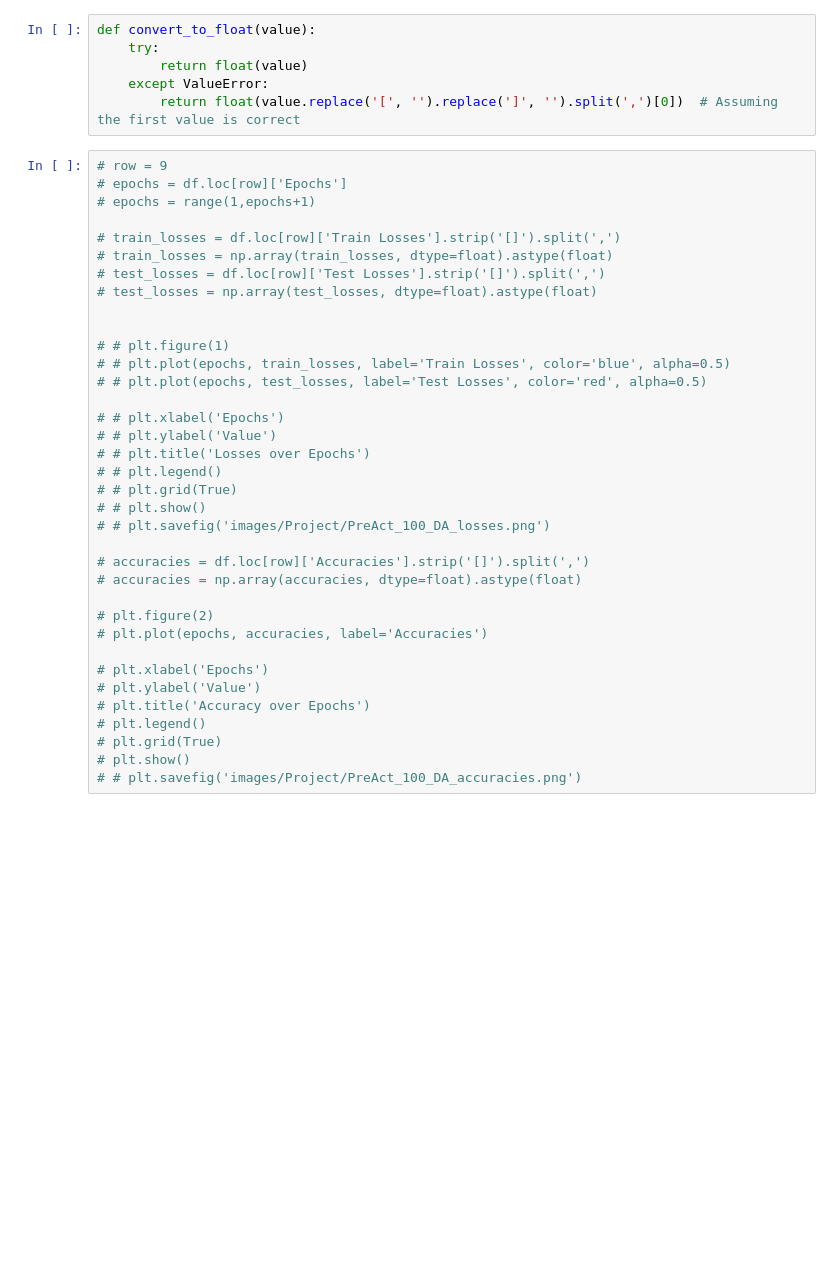
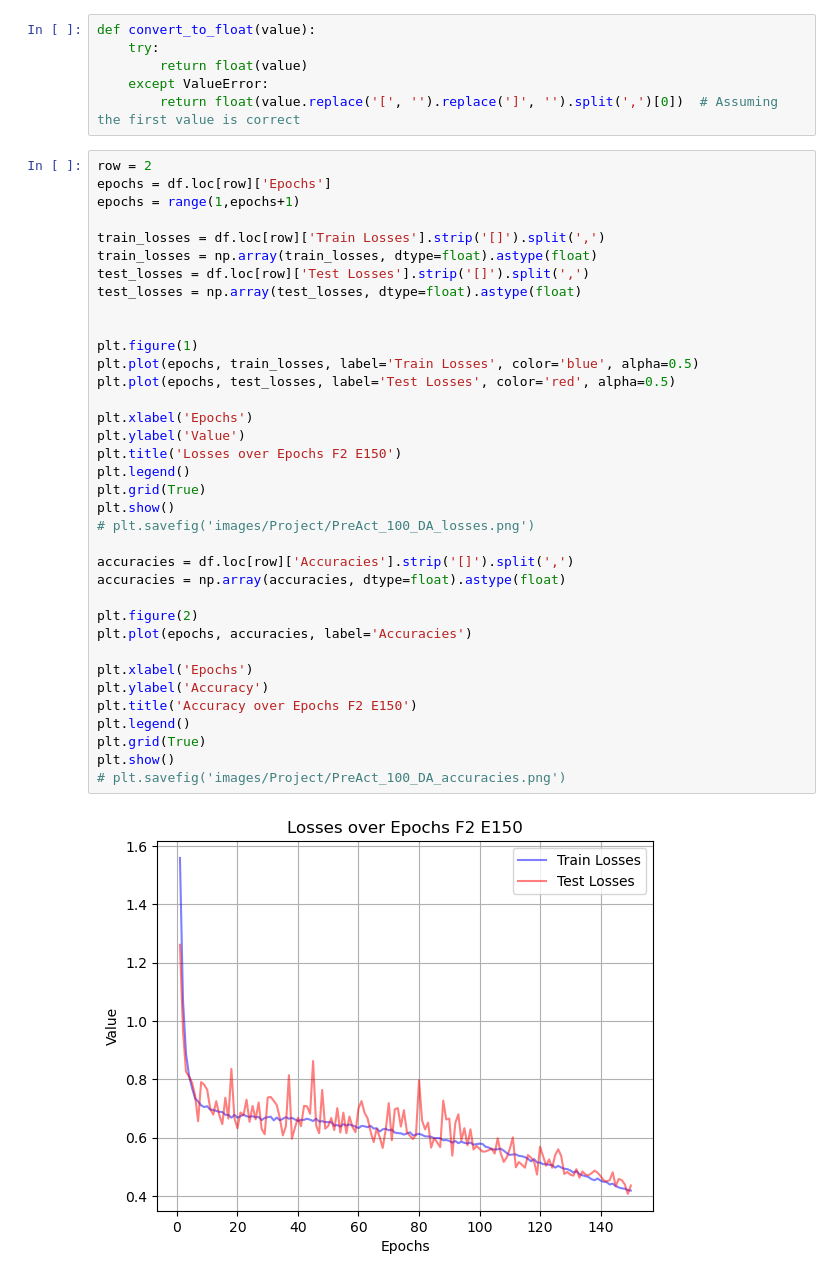
Before and after one commit to Opeiz/EFFDL_10, a Jupyter notebook: pandas.ipynb, the cells around one changed output. Saved outputs shown, nothing was run; the diff lists cells and outputs as text; blank space fills up the shorter version.

```diff
--- a/pandas.ipynb
+++ b/pandas.ipynb
@@ -41,38 +41,40 @@ def convert_to_float(value):
     except ValueError:
         return float(value.replace('[', '').replace(']', '').split(',')[0])  # Assuming the first value is correct
 # %%
-# row = 9
-# epochs = df.loc[row]['Epochs']
-# epochs = range(1,epochs+1)
+row = 2
+epochs = df.loc[row]['Epochs']
+epochs = range(1,epochs+1)
 
-# train_losses = df.loc[row]['Train Losses'].strip('[]').split(',')
-# train_losses = np.array(train_losses, dtype=float).astype(float)
-# test_losses = df.loc[row]['Test Losses'].strip('[]').split(',')
-# test_losses = np.array(test_losses, dtype=float).astype(float)
+train_losses = df.loc[row]['Train Losses'].strip('[]').split(',')
+train_losses = np.array(train_losses, dtype=float).astype(float)
+test_losses = df.loc[row]['Test Losses'].strip('[]').split(',')
+test_losses = np.array(test_losses, dtype=float).astype(float)
 
 
-# # plt.figure(1)
-# # plt.plot(epochs, train_losses, label='Train Losses', color='blue', alpha=0.5)
-# # plt.plot(epochs, test_losses, label='Test Losses', color='red', alpha=0.5)
+plt.figure(1)
+plt.plot(epochs, train_losses, label='Train Losses', color='blue', alpha=0.5)
+plt.plot(epochs, test_losses, label='Test Losses', color='red', alpha=0.5)
 
-# # plt.xlabel('Epochs')
-# # plt.ylabel('Value')
-# # plt.title('Losses over Epochs')
-# # plt.legend()
-# # plt.grid(True)
-# # plt.show()
-# # plt.savefig('images/Project/PreAct_100_DA_losses.png')
+plt.xlabel('Epochs')
+plt.ylabel('Value')
+plt.title('Losses over Epochs F2 E150')
+plt.legend()
+plt.grid(True)
+plt.show()
+# plt.savefig('images/Project/PreAct_100_DA_losses.png')
 
-# accuracies = df.loc[row]['Accuracies'].strip('[]').split(',')
-# accuracies = np.array(accuracies, dtype=float).astype(float)
+accuracies = df.loc[row]['Accuracies'].strip('[]').split(',')
+accuracies = np.array(accuracies, dtype=float).astype(float)
 
-# plt.figure(2)
-# plt.plot(epochs, accuracies, label='Accuracies')
+plt.figure(2)
+plt.plot(epochs, accuracies, label='Accuracies')
 
-# plt.xlabel('Epochs')
-# plt.ylabel('Value')
-# plt.title('Accuracy over Epochs')
-# plt.legend()
-# plt.grid(True)
-# plt.show()
-# # plt.savefig('images/Project/PreAct_100_DA_accuracies.png')
+plt.xlabel('Epochs')
+plt.ylabel('Accuracy')
+plt.title('Accuracy over Epochs F2 E150')
+plt.legend()
+plt.grid(True)
+plt.show()
+# plt.savefig('images/Project/PreAct_100_DA_accuracies.png')
+# %% [output]
+[figure, added]
```
Also changed, not shown: parts of 4 cells of this notebook, 24 other files.
